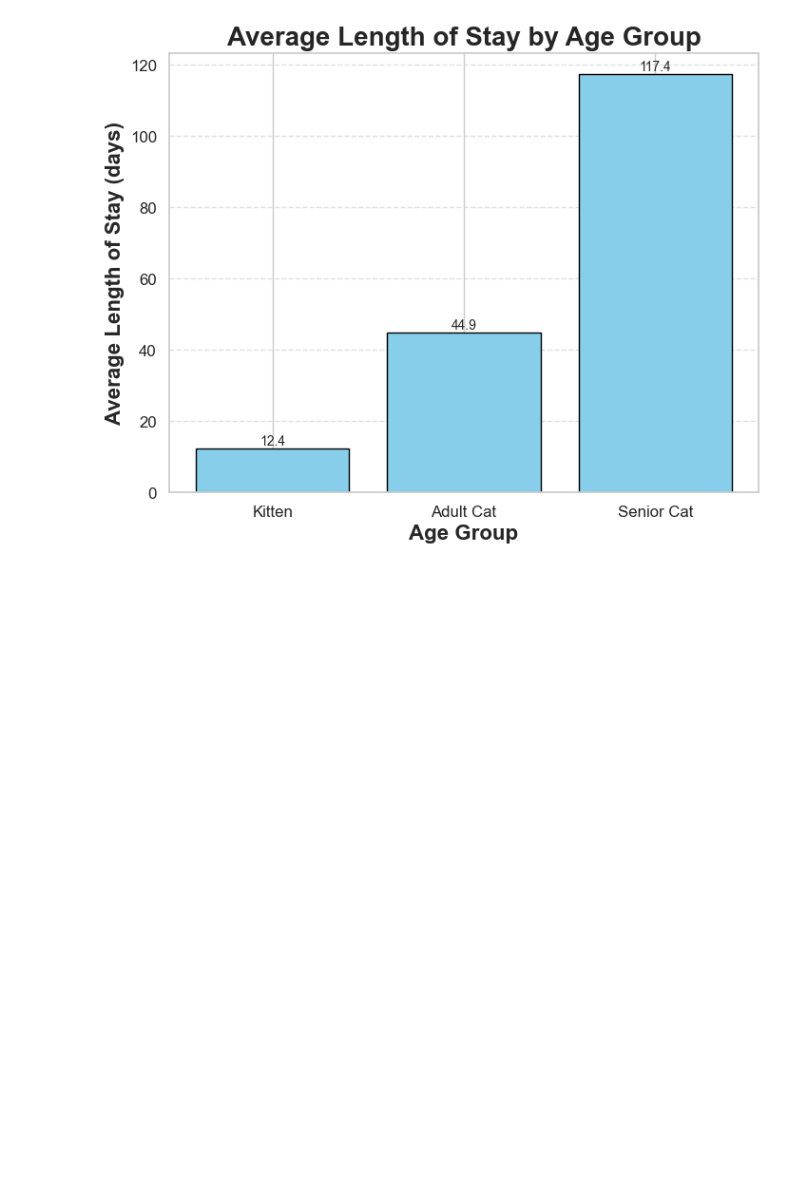
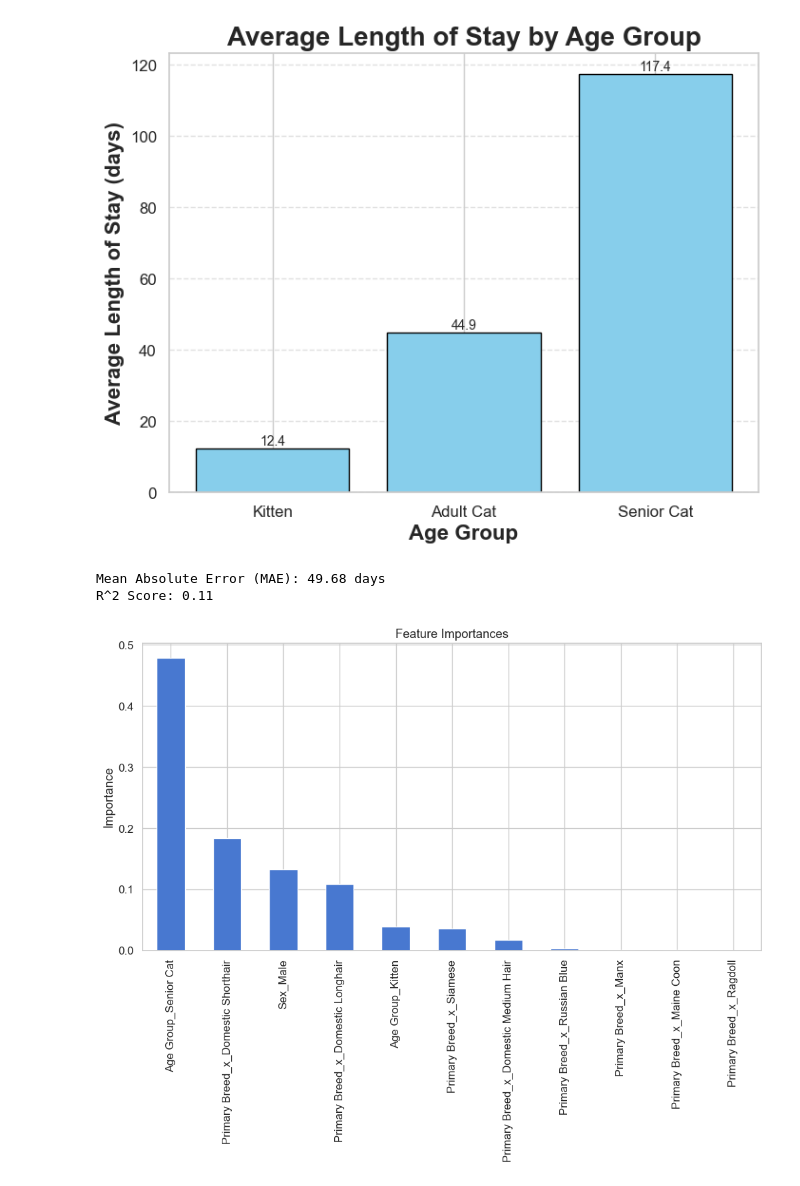
Before and after one commit to mlfryman/shelter_trends, a Jupyter notebook: notebooks/shelter_data_analysis.ipynb, the cells around one changed output. Cells and saved outputs as stored; diff of their text form; code cells hidden in the pictures; blank space fills up the shorter version.

Commit message:
Adds predictive model

```diff
--- a/notebooks/shelter_data_analysis.ipynb
+++ b/notebooks/shelter_data_analysis.ipynb
@@ -187,3 +187,45 @@ plt.grid(axis='y', linestyle='--', alpha=0.6)
 plt.show()
 # %% [output]
 [figure]
+# %%
+# Predictive Model for Length of Stay
+
+from sklearn.model_selection import train_test_split
+from sklearn.ensemble import RandomForestRegressor
+from sklearn.metrics import mean_absolute_error, r2_score
+
+## Features for prediction
+features = ['Age Group', 'Sex', 'Primary Breed_x',]
+df_model = df[features + ['Length of Stay (days)']].dropna()
+
+## One-hot encode categorical variables
+df_model = pd.get_dummies(df_model, drop_first=True)
+
+## Split features and target
+X = df_model.drop('Length of Stay (days)', axis=1)
+y = df_model['Length of Stay (days)']
+
+X_train, X_test, y_train, y_test = train_test_split(X, y, test_size=0.2, random_state=42)
+
+## Train model
+model = RandomForestRegressor(n_estimators=100, random_state=42)
+model.fit(X_train, y_train)
+
+## Make predictions
+y_pred = model.predict(X_test)
+
+## Evaluate
+mae = mean_absolute_error(y_test, y_pred)
+r2 = r2_score(y_test, y_pred)
+print(f"Mean Absolute Error (MAE): {mae:.2f} days")
+print(f"R^2 Score: {r2:.2f}")
+
+## Feature importance
+importances = pd.Series(model.feature_importances_, index=X.columns).sort_values(ascending=False)
+importances.plot(kind='bar', figsize=(12,6), title="Feature Importances")
+plt.ylabel("Importance")
+plt.show()
+# %% [output]
+Mean Absolute Error (MAE): 49.68 days
+R^2 Score: 0.11
+[figure, added]
```
